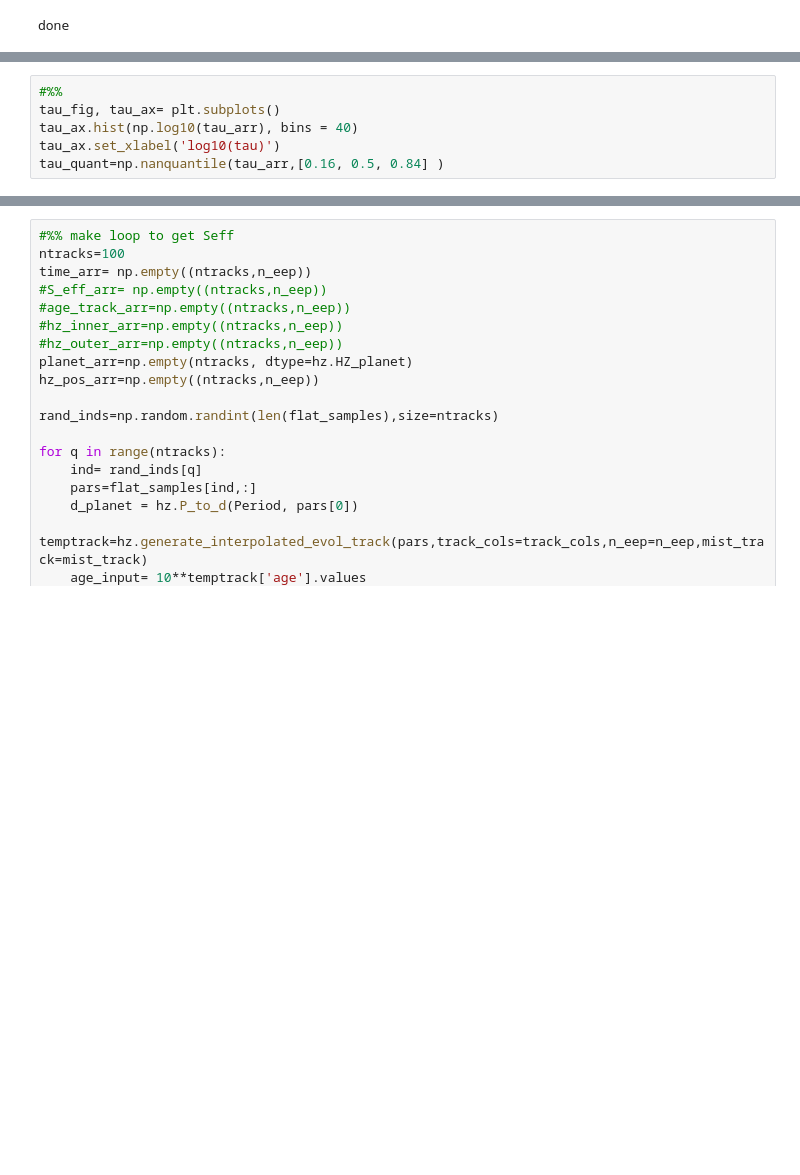
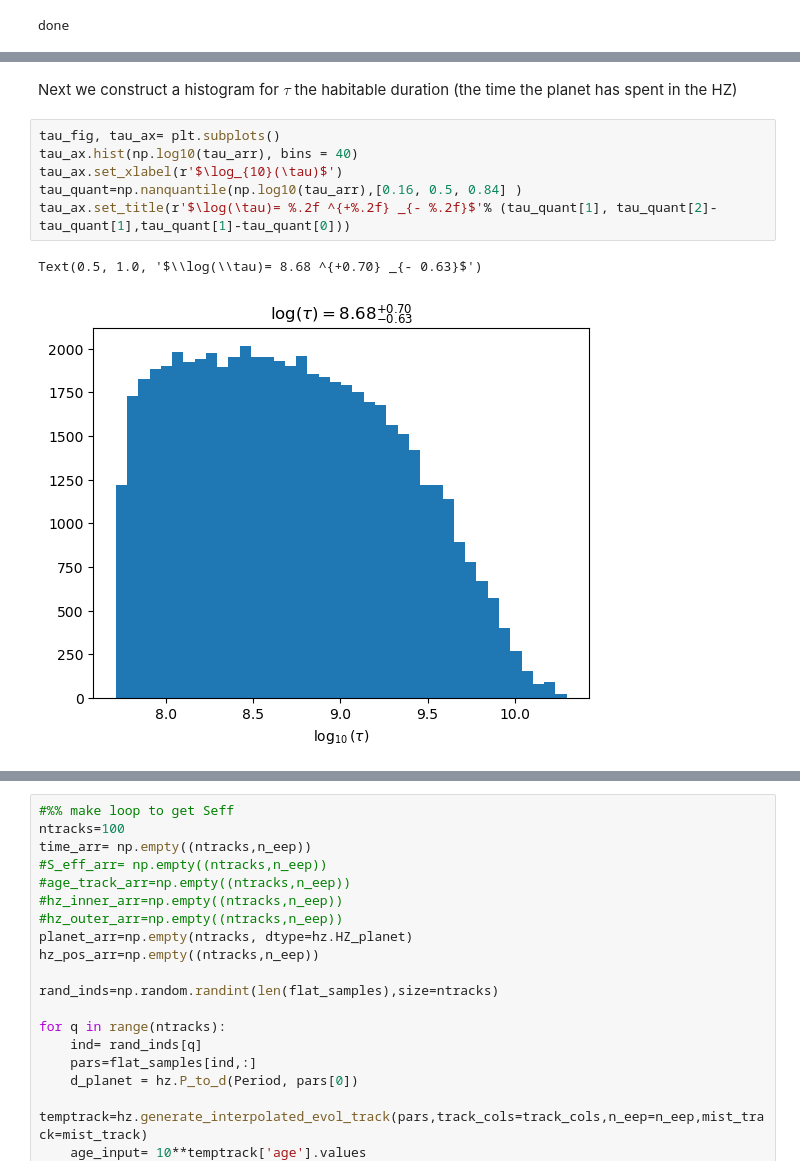
Before and after one commit to nwtuchow/HZ_evolution, a Jupyter notebook: Notebooks/Kepler62f_example.ipynb, the cells around one changed output, grey strips where cells are left out. Cells and saved outputs as stored; diff of their text form; blank space fills up the shorter version.

```diff
--- a/Notebooks/Kepler62f_example.ipynb
+++ b/Notebooks/Kepler62f_example.ipynb
@@ -173,6 +193,11 @@ age_quant= np.quantile(10**age_arr,[0.16, 0.5, 0.84] )
+# %% [markdown]
+Next we construct a histogram for $\tau$ the habitable duration (the time the planet has spent in the HZ)
 # %%
-#%%
 tau_fig, tau_ax= plt.subplots()
 tau_ax.hist(np.log10(tau_arr), bins = 40)
-tau_ax.set_xlabel('log10(tau)')
-tau_quant=np.nanquantile(tau_arr,[0.16, 0.5, 0.84] )
+tau_ax.set_xlabel(r'$\log_{10}(\tau)$')
+tau_quant=np.nanquantile(np.log10(tau_arr),[0.16, 0.5, 0.84] )
+tau_ax.set_title(r'$\log(\tau)= %.2f ^{+%.2f} _{- %.2f}$'% (tau_quant[1], tau_quant[2]-tau_quant[1],tau_quant[1]-tau_quant[0]))
+# %% [output]
+Text(0.5, 1.0, '$\\log(\\tau)= 8.68 ^{+0.70} _{- 0.63}$')
+[figure, added]
```
Also changed, not shown: parts of 34 cells of this notebook, 2 other files.
